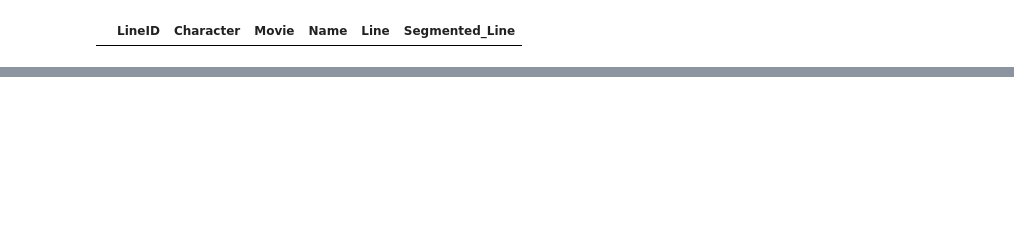
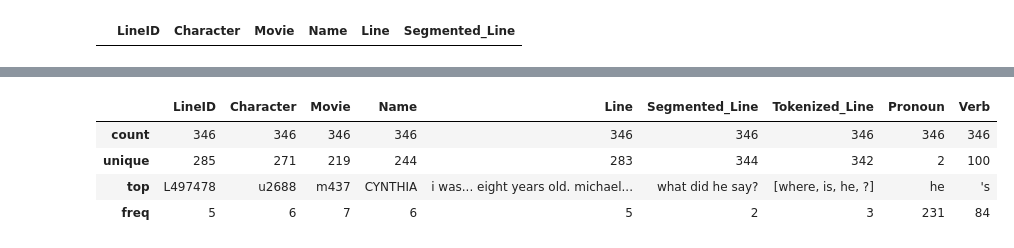
Before and after one commit to nico-espinosadice/movie-dialogue, a Jupyter notebook: movie-dialogue.ipynb, the cells around one changed output, grey strips where cells are left out. Drawn from its saved outputs; the diff is of its cells as text; code cells hidden in the pictures; blank space fills up the shorter version.

```diff
--- a/movie-dialogue.ipynb
+++ b/movie-dialogue.ipynb
@@ -170,0 +198,8 @@ pos
+# %%
+movie_lines.describe()
+# %% [output]
+|  | LineID | Character | Movie | Name | Line | Segmented_Line | Tokenized_Line | Pronoun | Verb |
+| count | 346 | 346 | 346 | 346 | 346 | 346 | 346 | 346 | 346 |
+| unique | 285 | 271 | 219 | 244 | 283 | 344 | 342 | 2 | 100 |
+| top | L497478 | u2688 | m437 | CYNTHIA | i was... eight years old. michael... | what did he say? | [where, is, he, ?] | he | 's |
+| freq | 5 | 6 | 7 | 6 | 5 | 2 | 3 | 231 | 84 |
```
Also changed, not shown: parts of 16 cells of this notebook.
